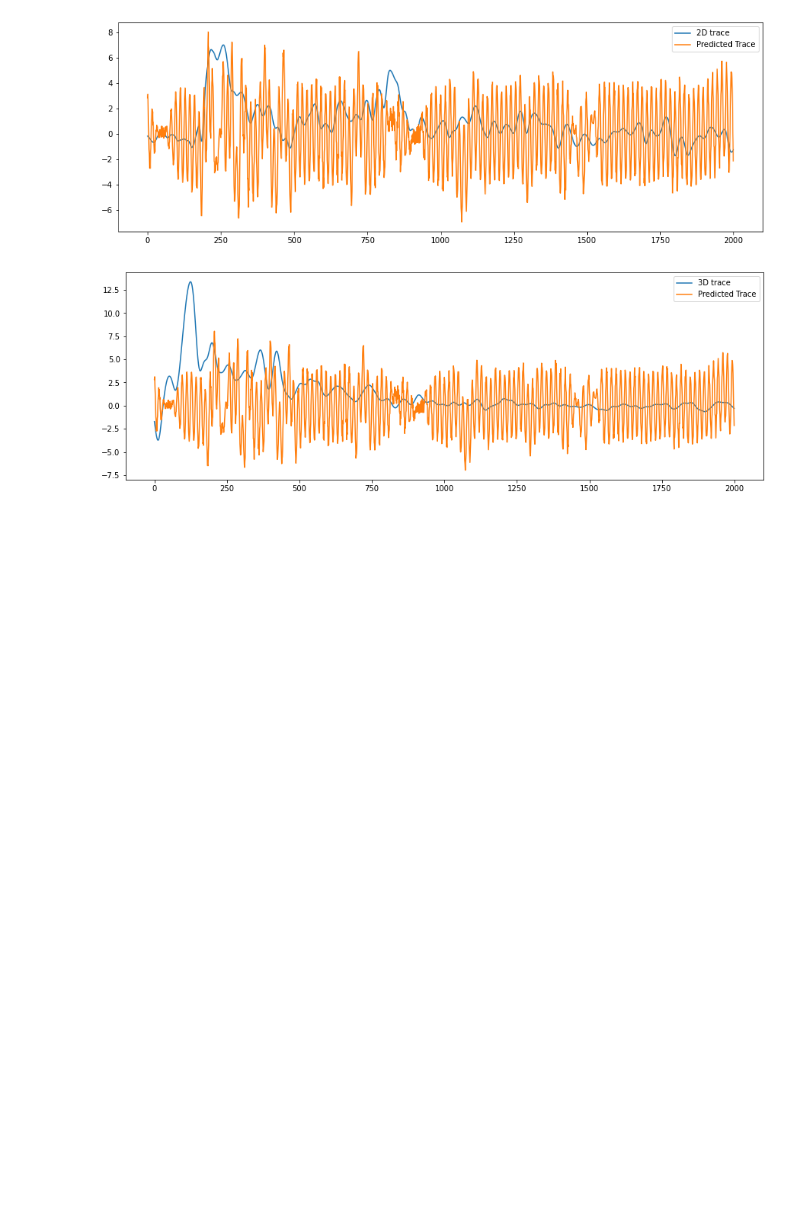
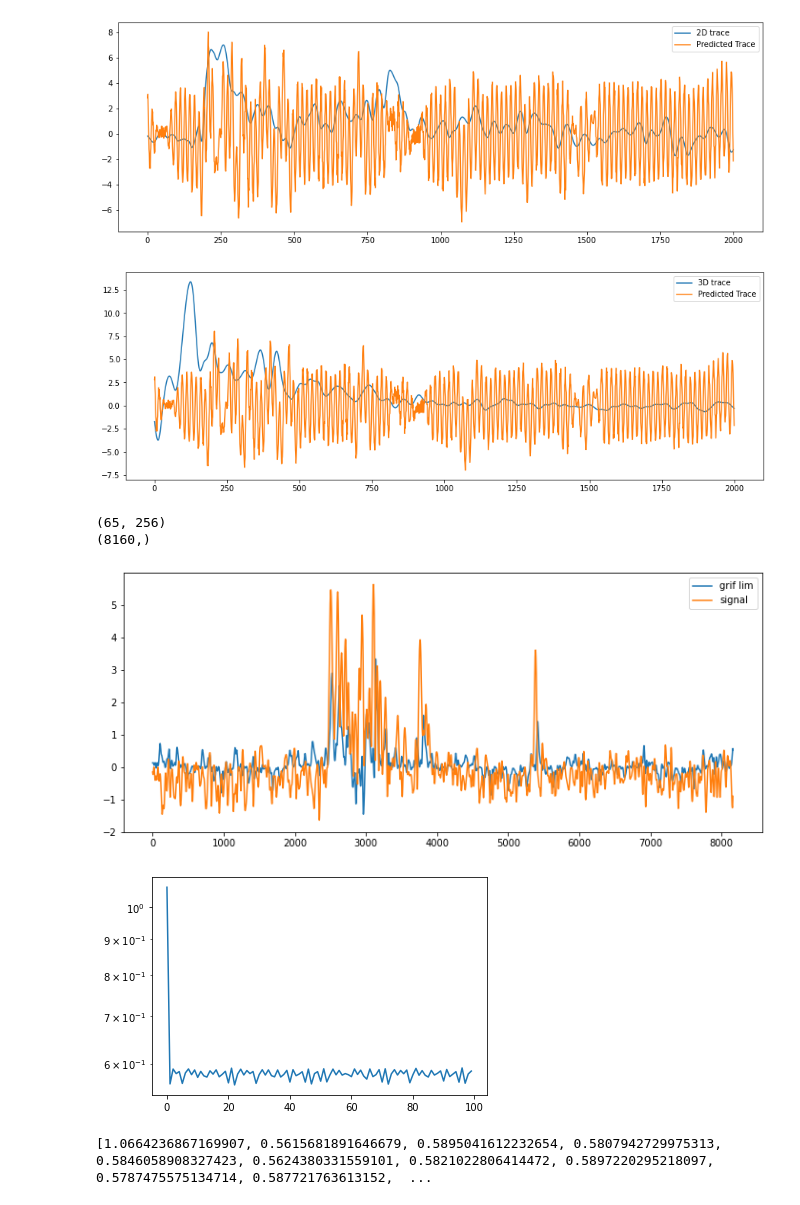
Before and after one commit to astroChance/RadNET, a Jupyter notebook: MPnet_workbook.ipynb, the cells around one changed output. Saved outputs shown, nothing was run; the diff lists cells and outputs as text; code cells hidden in the pictures; blank space fills up the shorter version.

Commit message:
griffin lim testing

```diff
--- a/MPnet_workbook.ipynb
+++ b/MPnet_workbook.ipynb
@@ -1235,0 +1265,28 @@ plt.show()
+# %%
+fs = 1 / 0.0000000375     #sample frequency
+nperseg = 128        # Potential nperseg/noverlap combos to use: (128, 96), (256,192/128)
+noverlap = 96
+window = signal.hann(nperseg, sym=False)
+# window = signal.triang(nperseg)
+
+_, _, Zxx_test = signal.stft(Upsample_2D, window = window, fs = fs, nperseg = nperseg, noverlap=noverlap)
+
+print(Zxx_test.shape)
+print(Upsample_2D.shape)
+# %% [output]
+(65, 256)
+(8160,)
+# %%
+sig, error = griffin_lim(Zxx_test.real, iterations=1000, sig_len=8160)
+plt.figure(figsize=(12,5))
+plt.plot(sig, label='grif lim')
+plt.plot(Upsample_2D, label='signal')
+plt.legend()
+plt.show()
+plt.semilogy(error)
+# plt.ylim(0.6, 0)
+plt.show()
+# %% [output]
+[figure, added]
+[figure, added]
+[1.0664236867169907, 0.5615681891646679, 0.5895041612232654, 0.5807942729975313, 0.5846058908327423, 0.5624380331559101, 0.5821022806414472, 0.5897220295218097, 0.5787475575134714, 0.587721763613152,  ...
```
Also changed, not shown: parts of 9 cells of this notebook.
